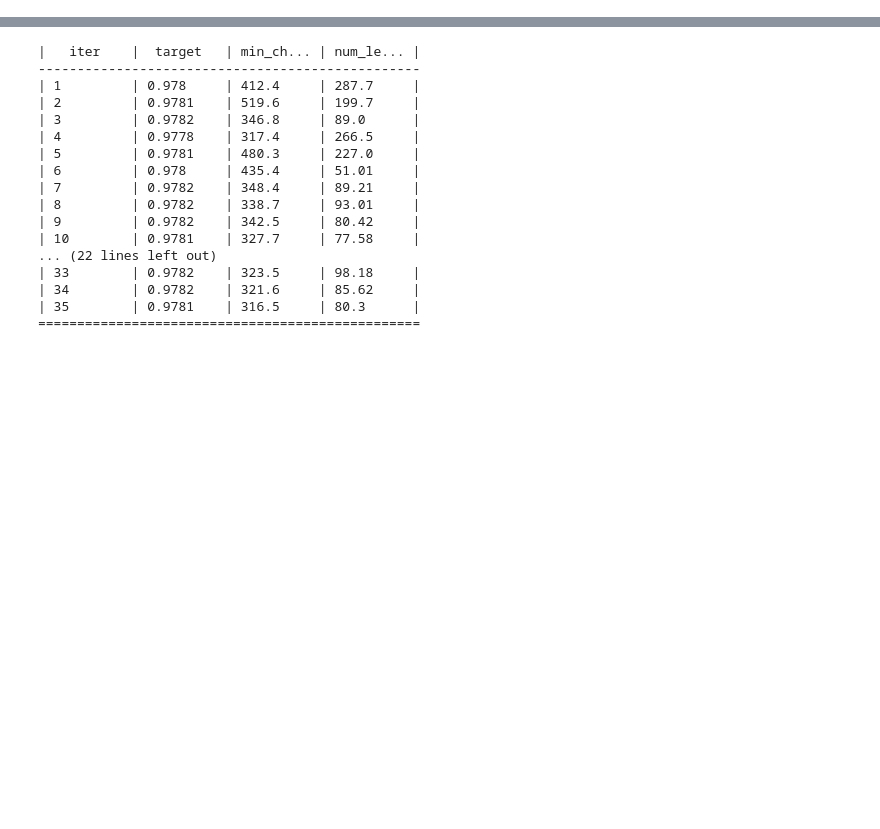
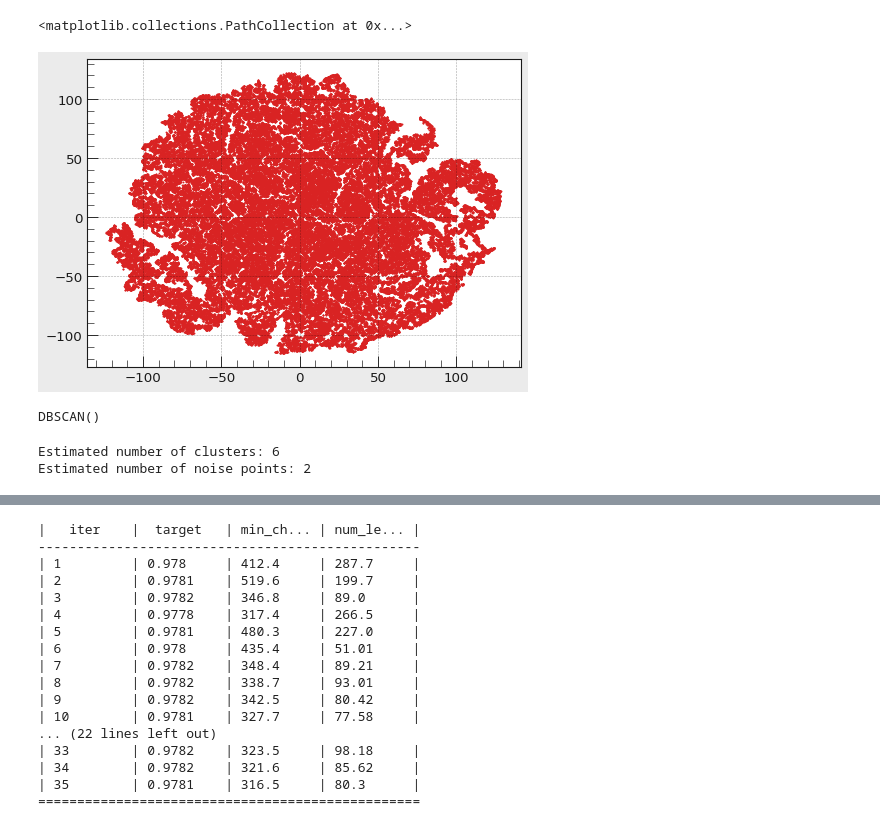
Before and after one commit to PhilKofoed/AppliedML2023, a Jupyter notebook: InitialProject/Project.ipynb, the cells around one changed output, grey strips where cells are left out. Drawn from its saved outputs; the diff is of its cells as text; code cells hidden in the pictures; blank space fills up the shorter version.

```diff
--- a/InitialProject/Project.ipynb
+++ b/InitialProject/Project.ipynb
@@ -343,0 +395,11 @@ p_maxEcell_time 0.0010  +/- 0.0001
+# %%
+cluster_keys = ["p_sigmad0", "p_deltaEta1", "p_deltaPhiRescaled2", "p_ptconecoreTrackPtrCorrection", "p_Rphi"]
+# %%
+X_clust1 = preprocessing.RobustScaler().fit_transform(final_test[cluster_keys])
+# %%
+tsne1 = TSNE().fit_transform(X_clust1)
+# %%
+plt.scatter(*tsne1.T, s=2)
+# %% [output]
+<matplotlib.collections.PathCollection at 0x...>
+[figure, added]
@@ -343,0 +408,4 @@ p_maxEcell_time 0.0010  +/- 0.0001
+# %%
+print(db1)
+# %% [output]
+DBSCAN()
@@ -343,0 +414,11 @@ p_maxEcell_time 0.0010  +/- 0.0001
+# %%
+for db in [db1]:
+    labels = db.labels_
+    n_clusters_ = len(set(labels)) - (1 if -1 in labels else 0)
+    n_noise_ = list(labels).count(-1)
+
+    print("Estimated number of clusters: %d" % n_clusters_)
+    print("Estimated number of noise points: %d" % n_noise_)
+# %% [output]
+Estimated number of clusters: 6
+Estimated number of noise points: 2
```
Also changed, not shown: parts of 29 cells of this notebook, 10 other files.
